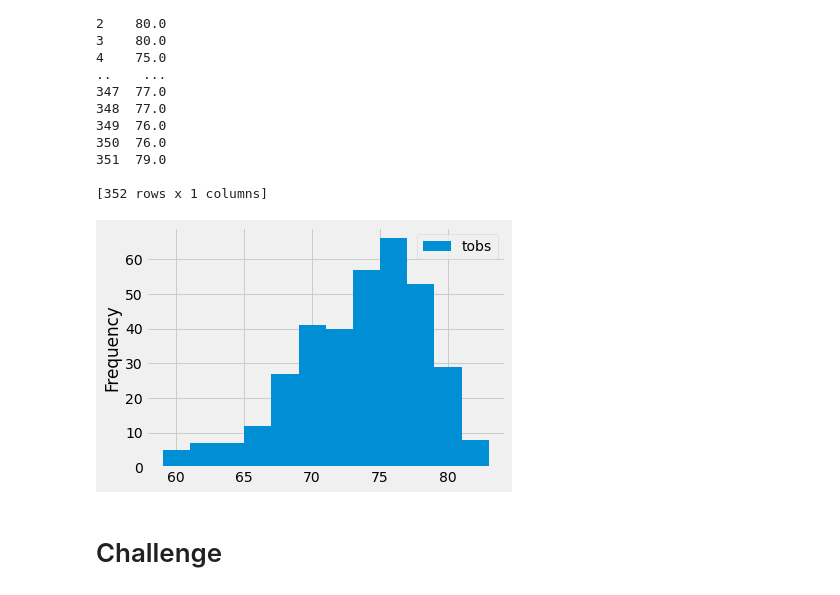
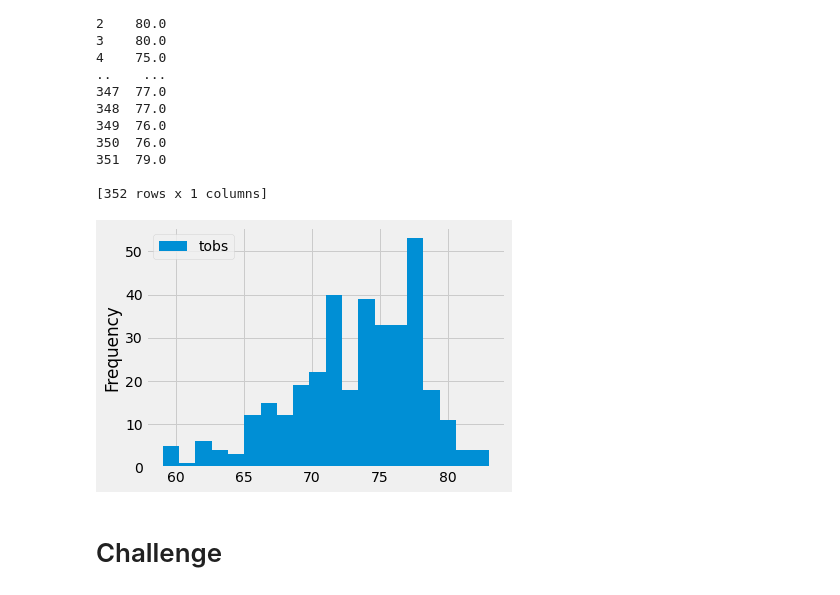
Before and after one commit to tflynn615/surfs_up, a Jupyter notebook: climate_analysis.ipynb, the cells around one changed output. Saved outputs shown, nothing was run; the diff lists cells and outputs as text; code cells hidden in the pictures.

```diff
--- a/climate_analysis.ipynb
+++ b/climate_analysis.ipynb
@@ -131,9 +131,9 @@ print(df)
 
 [352 rows x 1 columns]
 # %%
-df.plot.hist(bins=12)
+df.plot.hist(bins=20)
 plt.tight_layout()
 # %% [output]
-[figure, old version]
+[figure, new version]
 # %% [markdown]
 # Challenge
```
Also changed, not shown: 2 other files.
